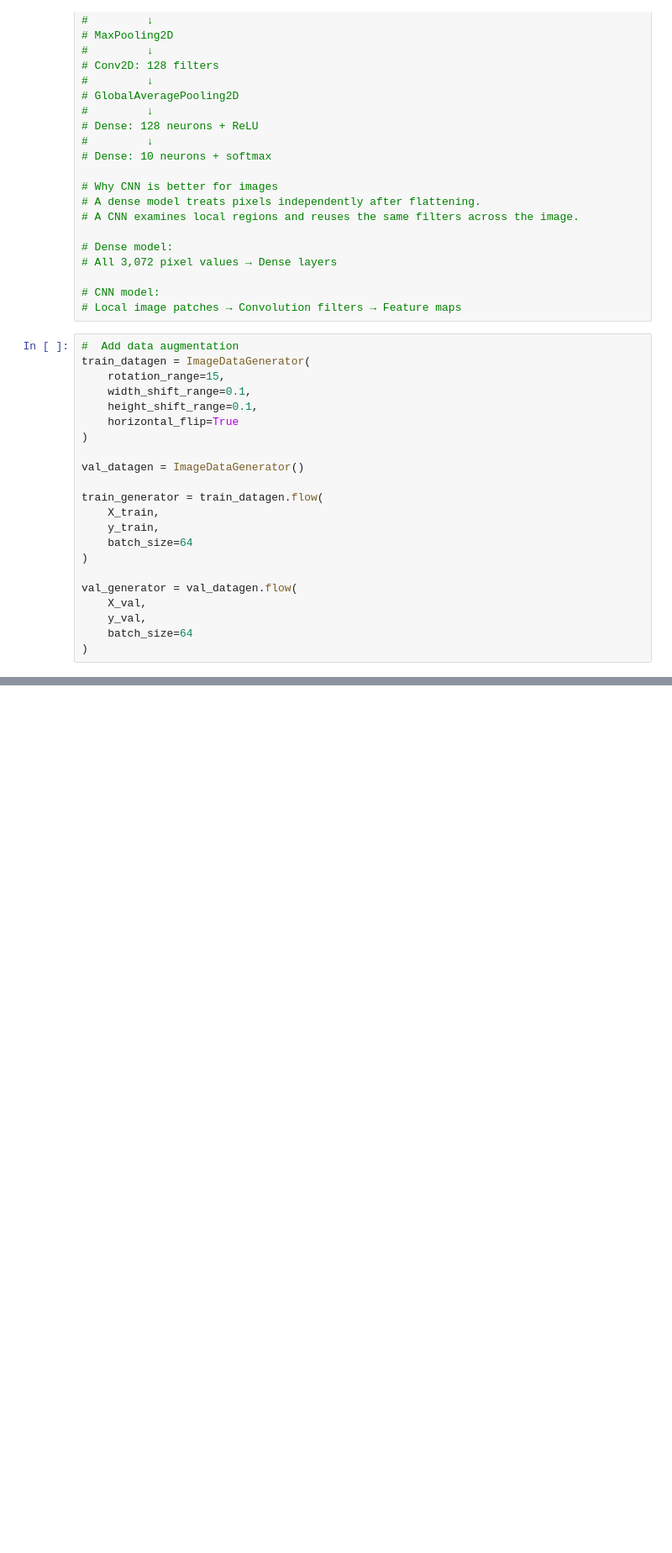
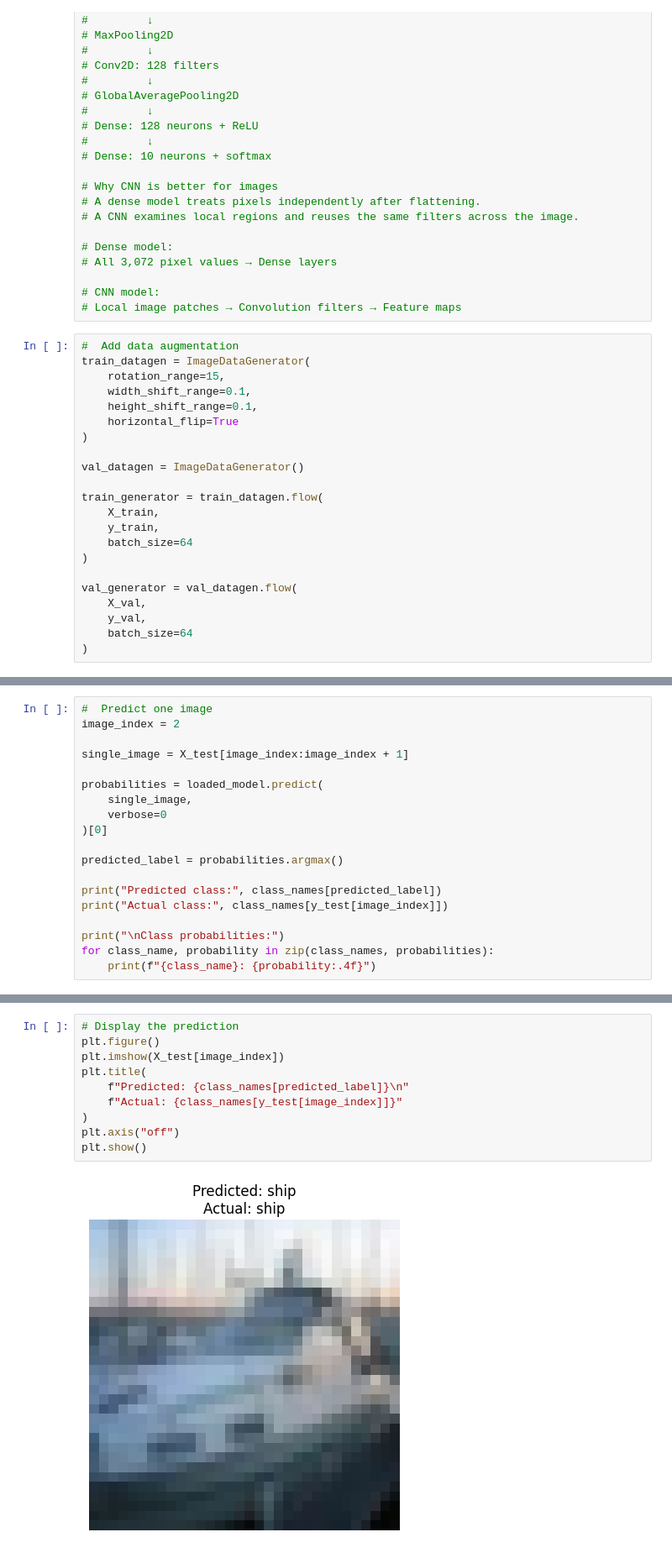
Before and after one commit to NajeebAhmed69/Deep-Learning-Projects, a Jupyter notebook: 2 intermediate/CIFAR-10 Image Classifier .ipynb, the cells around one changed output, grey strips where cells are left out. Shown at 84% size. Saved outputs shown, nothing was run; the diff lists cells and outputs as text; blank space fills up the shorter version.

```diff
--- a/2 intermediate/CIFAR-10 Image Classifier .ipynb
+++ b/2 intermediate/CIFAR-10 Image Classifier .ipynb
@@ -667,0 +721,19 @@ plt.show()
+# %%
+#  Predict one image
+image_index = 2
+
+single_image = X_test[image_index:image_index + 1]
+
+probabilities = loaded_model.predict(
+    single_image,
+    verbose=0
+)[0]
+
+predicted_label = probabilities.argmax()
+
+print("Predicted class:", class_names[predicted_label])
+print("Actual class:", class_names[y_test[image_index]])
+
+print("\nClass probabilities:")
+for class_name, probability in zip(class_names, probabilities):
+    print(f"{class_name}: {probability:.4f}")
@@ -667,0 +755,12 @@ plt.show()
+# %%
+# Display the prediction
+plt.figure()
+plt.imshow(X_test[image_index])
+plt.title(
+    f"Predicted: {class_names[predicted_label]}\n"
+    f"Actual: {class_names[y_test[image_index]]}"
+)
+plt.axis("off")
+plt.show()
+# %% [output]
+[figure, added]
```
Also changed, not shown: parts of 20 cells of this notebook, 1 other file.
